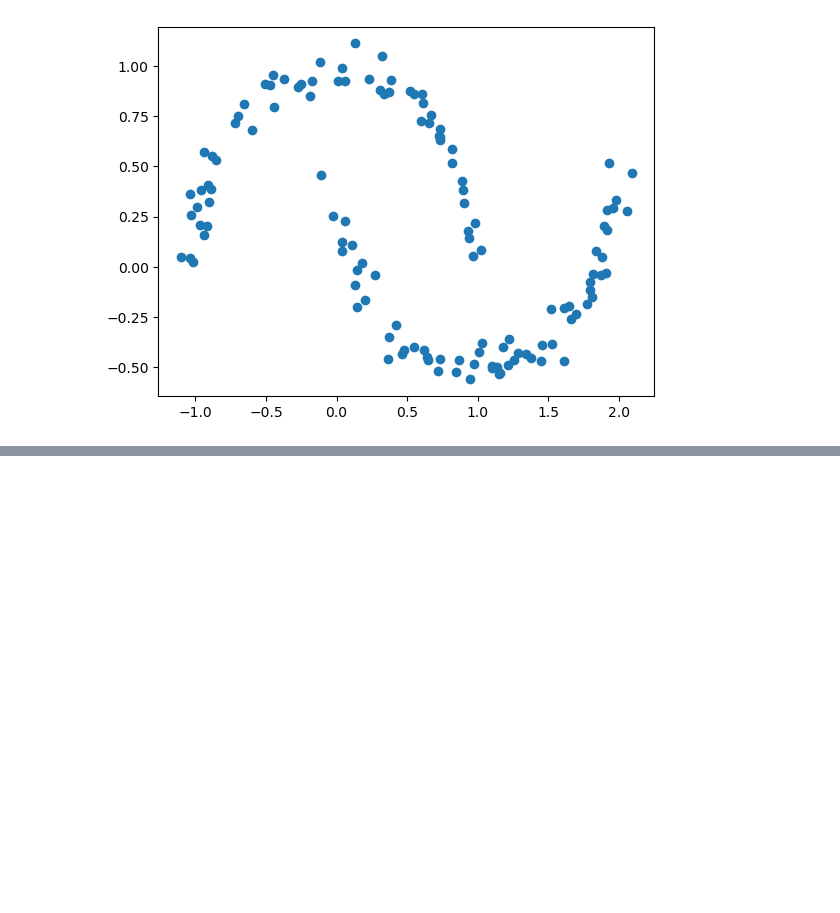
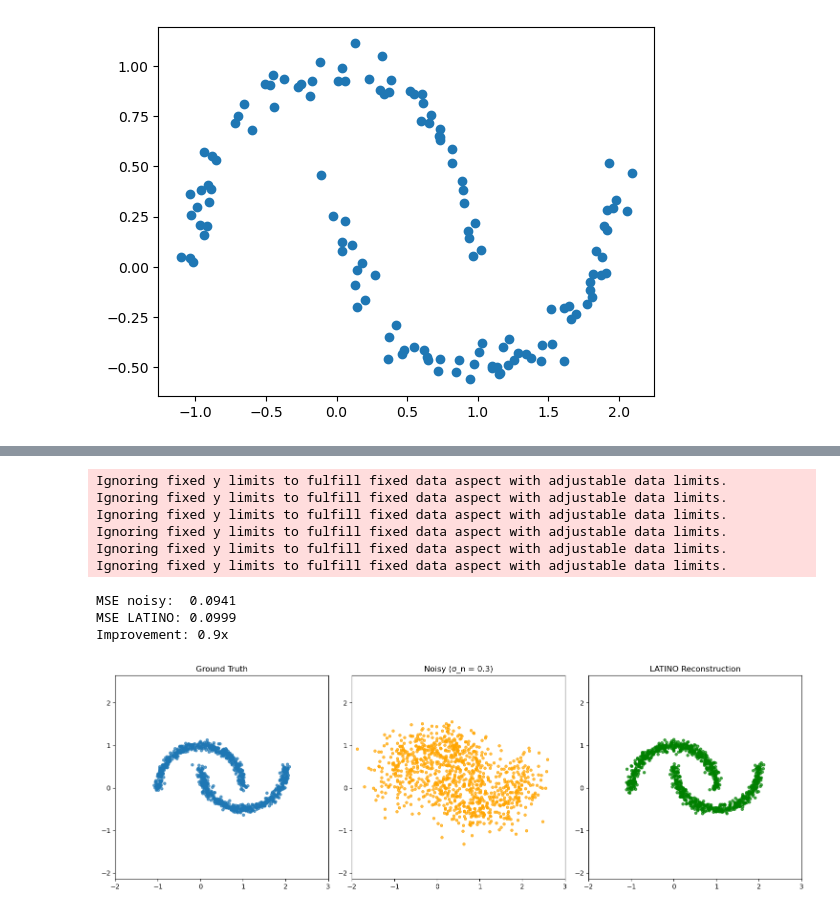
Before and after one commit to SammyS15/PhD_Project, a Jupyter notebook: notebooks/TwoMoons.ipynb, the cells around one changed output, grey strips where cells are left out. Drawn from its saved outputs; the diff is of its cells as text; code cells hidden in the pictures; blank space fills up the shorter version.

```diff
--- a/notebooks/TwoMoons.ipynb
+++ b/notebooks/TwoMoons.ipynb
@@ -136,0 +263,35 @@ scatter(samples[-1,:,0], samples[-1,:,1])
+# %%
+# Compare ground truth, noisy observations, and LATINO reconstruction
+figure(figsize=[15, 5])
+
+subplot(1, 3, 1)
+scatter(x_true[:,0], x_true[:,1], s=15, alpha=0.7)
+title('Ground Truth'); axis('equal'); xlim(-2, 3); ylim(-1.5, 2)
+
+subplot(1, 3, 2)
+scatter(y_obs[:,0], y_obs[:,1], s=15, alpha=0.7, c='orange')
+title(f'Noisy (σ_n = {sigma_obs})'); axis('equal'); xlim(-2, 3); ylim(-1.5, 2)
+
+subplot(1, 3, 3)
+scatter(x_recon[:,0], x_recon[:,1], s=15, alpha=0.7, c='green')
+title('LATINO Reconstruction'); axis('equal'); xlim(-2, 3); ylim(-1.5, 2)
+
+tight_layout()
+
+# Reconstruction error
+mse_noisy = float(np.mean((y_obs - x_true)**2))
+mse_recon = float(np.mean((x_recon - x_true)**2))
+print(f"MSE noisy:  {mse_noisy:.4f}")
+print(f"MSE LATINO: {mse_recon:.4f}")
+print(f"Improvement: {mse_noisy/mse_recon:.1f}x")
+# %% [output]
+Ignoring fixed y limits to fulfill fixed data aspect with adjustable data limits.
+Ignoring fixed y limits to fulfill fixed data aspect with adjustable data limits.
+Ignoring fixed y limits to fulfill fixed data aspect with adjustable data limits.
+Ignoring fixed y limits to fulfill fixed data aspect with adjustable data limits.
+Ignoring fixed y limits to fulfill fixed data aspect with adjustable data limits.
+Ignoring fixed y limits to fulfill fixed data aspect with adjustable data limits.
+MSE noisy:  0.0941
+MSE LATINO: 0.0999
+Improvement: 0.9x
+[figure, added]
```
Also changed, not shown: parts of 7 cells of this notebook.
